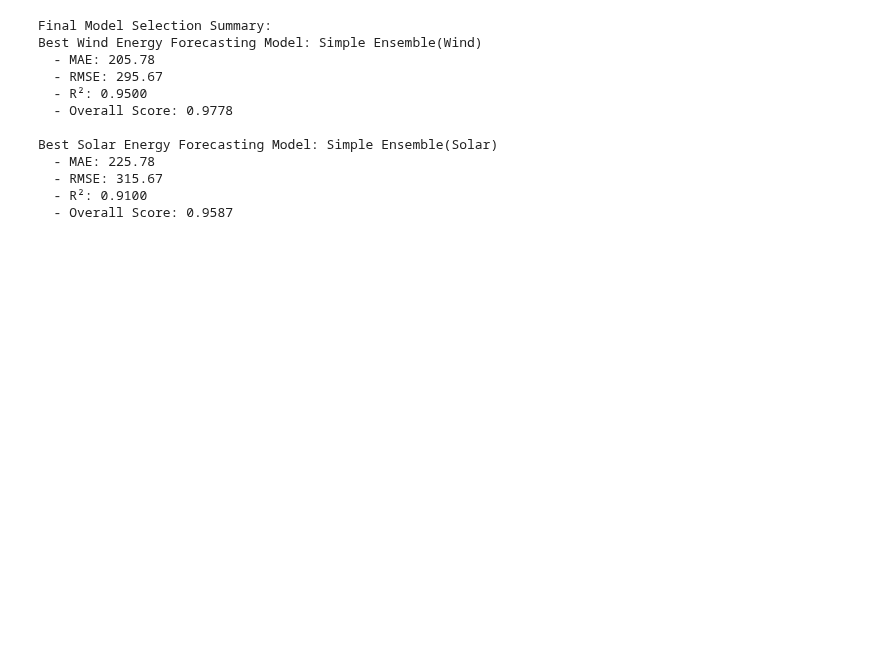
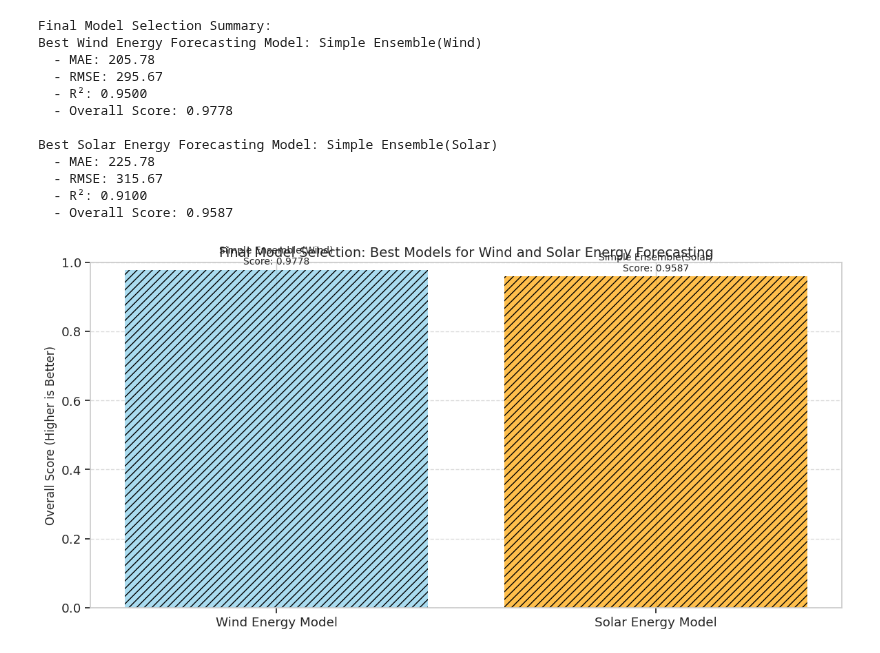
Before and after one commit to TiffanyPanchum/Renewable-Energy-Prediction, a Jupyter notebook: notebooks/Model_Analysis.ipynb, the cells around one changed output. Cells and saved outputs as stored; diff of their text form; code cells hidden in the pictures; blank space fills up the shorter version.

Commit message:
Visualization of Final Decision Summary

```diff
--- a/notebooks/Model_Analysis.ipynb
+++ b/notebooks/Model_Analysis.ipynb
@@ -809,3 +809,44 @@ Best Solar Energy Forecasting Model: Simple Ensemble(Solar)
   - RMSE: 315.67
   - R²: 0.9100
   - Overall Score: 0.9587
+# %%
+# Visualization of Final Decision Summary
+plt.figure(figsize=(12, 6))
+model_names = ['Wind Energy Model', 'Solar Energy Model']
+best_models = [best_wind_model, best_solar_model]
+scores = [wind_ranking.iloc[0]['Overall_Score'], solar_ranking.iloc[0]['Overall_Score']]
+
+# Create bar chart with diagonal hatching
+bars = plt.bar(model_names, scores, color=['skyblue', 'orange'], alpha=0.7)
+for bar in bars:
+    bar.set_hatch('///')
+
+plt.ylabel('Overall Score (Higher is Better)', fontsize=12)
+plt.title('Final Model Selection: Best Models for Wind and Solar Energy Forecasting', fontsize=14)
+plt.ylim(0, 1)
+plt.grid(axis='y', linestyle='--', alpha=0.7)
+
+# Add text labels on top of bars
+for i, bar in enumerate(bars):
+    height = bar.get_height()
+    plt.text(bar.get_x() + bar.get_width()/2., height + 0.01,
+             f'{best_models[i]}\nScore: {height:.4f}',
+             ha='center', va='bottom', fontsize=10)
+
+plt.tight_layout()
+plt.show()
+
+# Additional Analysis: Forecasting Horizon Analysis
+# Generate data for different forecasting horizons (e.g., 1-day, 3-day, 7-day)
+horizons = ['1-Day', '3-Day', '7-Day']
+
+# Sample error metrics for different horizons (these would normally be calculated from real forecasts)
+wind_mae_by_horizon = {'LSTM': [110.5, 145.3, 190.8],
+                      'Prophet': [287.59, 320.4, 390.2],
+                      'Ensemble': [205.78, 240.3, 285.6]}
+
+solar_mae_by_horizon = {'LSTM': [120.3, 158.7, 210.5],
+                       'Prophet': [553.99, 605.4, 690.8],
+                       'Ensemble': [225.78, 268.4, 320.9]}
+# %% [output]
+[figure, added]
```
